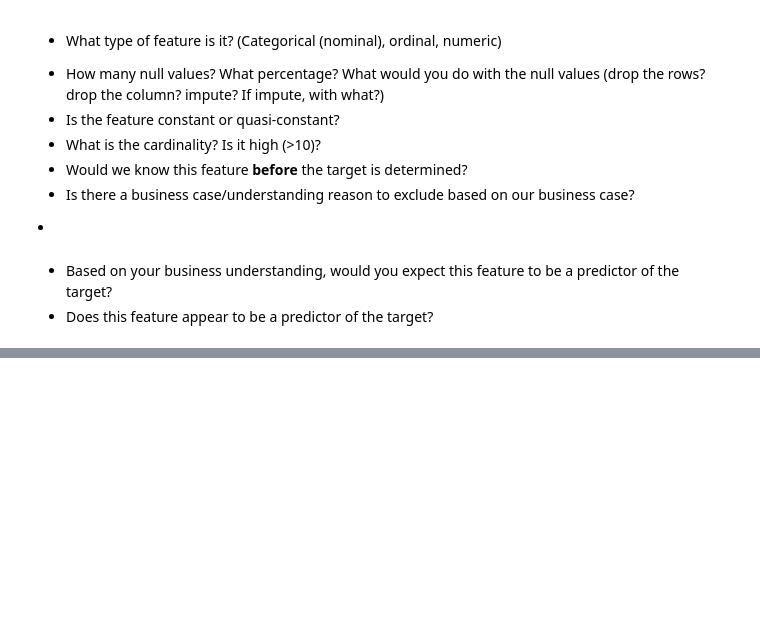
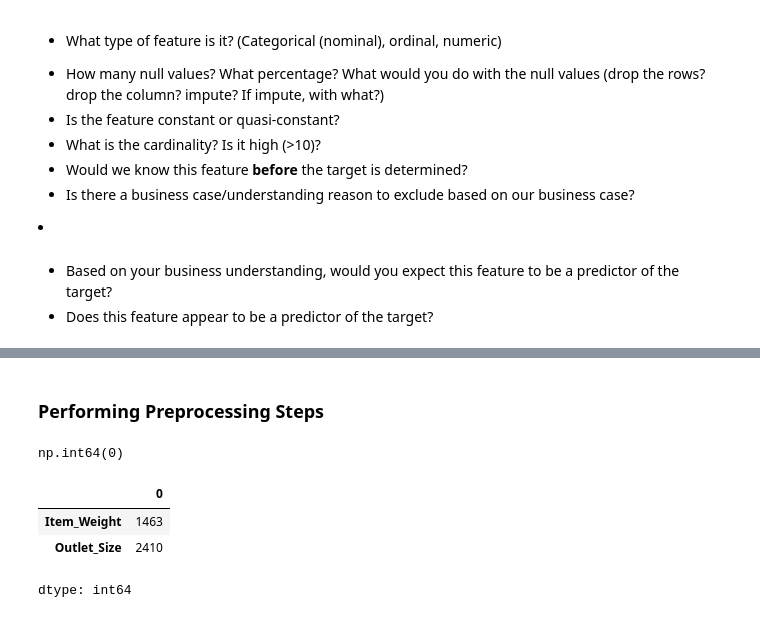
Before and after one commit to MaysNassar/prediction-of-product-sales, a Jupyter notebook: prediction_of_product_sales.ipynb, the cells around one changed output, grey strips where cells are left out. Cells and saved outputs as stored; diff of their text form; code cells hidden in the pictures; blank space fills up the shorter version.

```diff
--- a/prediction_of_product_sales.ipynb
+++ b/prediction_of_product_sales.ipynb
@@ -837,0 +877,16 @@ plt.xticks(rotation=45, ha='right');
+# %% [markdown]
+### Performing Preprocessing Steps
+# %%
+# Check for duplicated rows
+df1.duplicated().sum()
+# %% [output]
+np.int64(0)
+# %%
+# Checking missing values
+missing_val = df1.isna().sum()
+missing_val[missing_val > 0]
+# %% [output]
+|  | 0 |
+| Item_Weight | 1463 |
+| Outlet_Size | 2410 |
+dtype: int64
```
Also changed, not shown: parts of 36 cells of this notebook.
